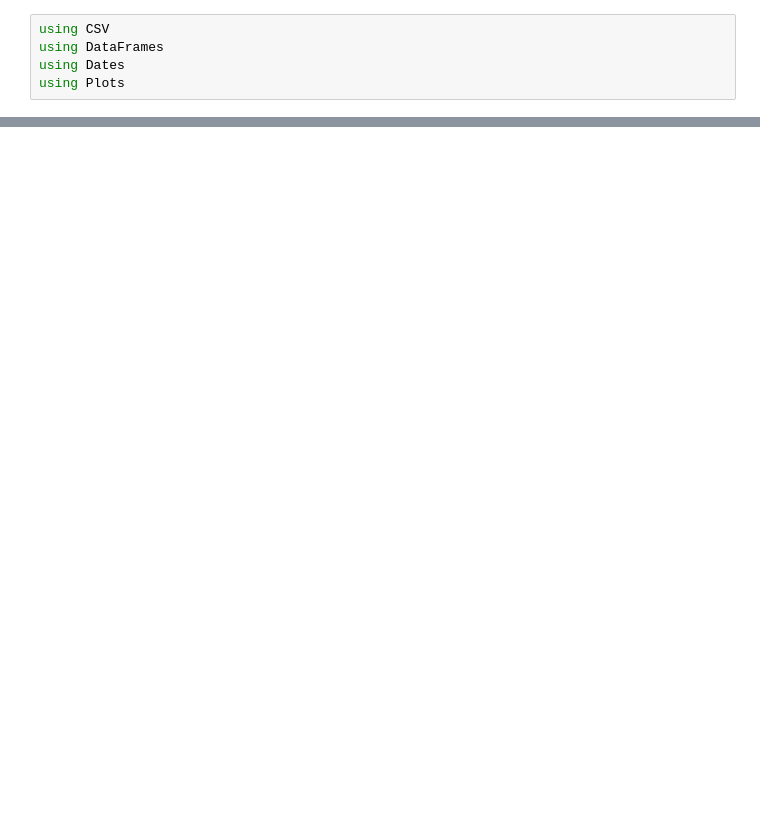
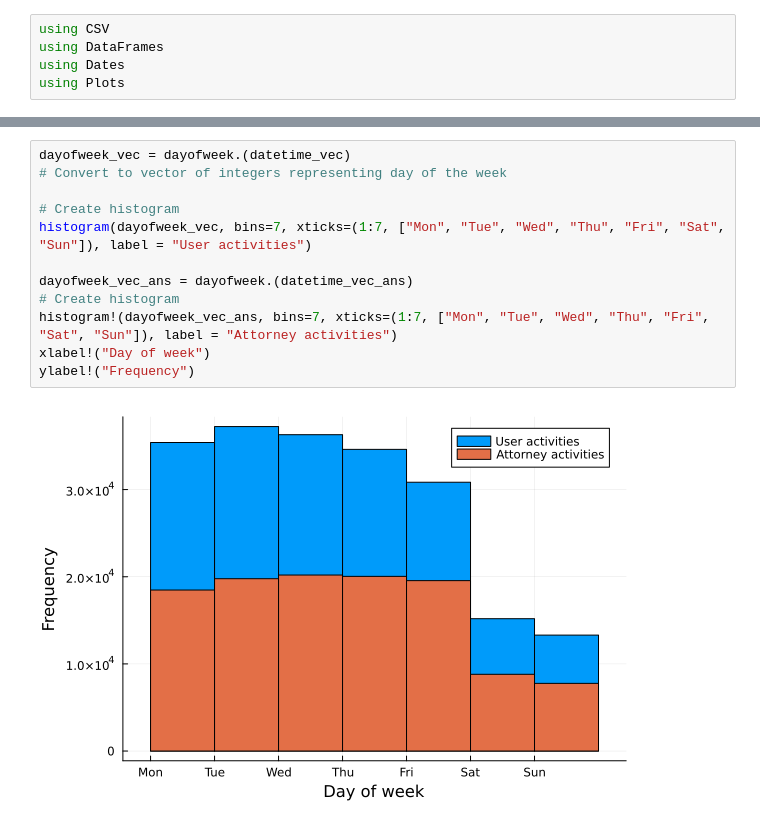
Before and after one commit to anhtu-pham/Legal-Service-Analysis, a Jupyter notebook: Main Workplace.ipynb, the cells around one changed output, grey strips where cells are left out. Saved outputs shown, nothing was run; the diff lists cells and outputs as text; blank space fills up the shorter version.

```diff
--- a/Main Workplace.ipynb
+++ b/Main Workplace.ipynb
@@ -27,0 +31,14 @@ histogram!(hour_vec_ans, bins=0:23, xticks=0:23, xtickfont=7)
+# %%
+dayofweek_vec = dayofweek.(datetime_vec)
+# Convert to vector of integers representing day of the week
+
+# Create histogram
+histogram(dayofweek_vec, bins=7, xticks=(1:7, ["Mon", "Tue", "Wed", "Thu", "Fri", "Sat", "Sun"]), label = "User activities")
+
+dayofweek_vec_ans = dayofweek.(datetime_vec_ans)
+# Create histogram
+histogram!(dayofweek_vec_ans, bins=7, xticks=(1:7, ["Mon", "Tue", "Wed", "Thu", "Fri", "Sat", "Sun"]), label = "Attorney activities")
+xlabel!("Day of week")
+ylabel!("Frequency")
+# %% [output]
+[figure, added]
```
Also changed, not shown: parts of 1 cell of this notebook.
